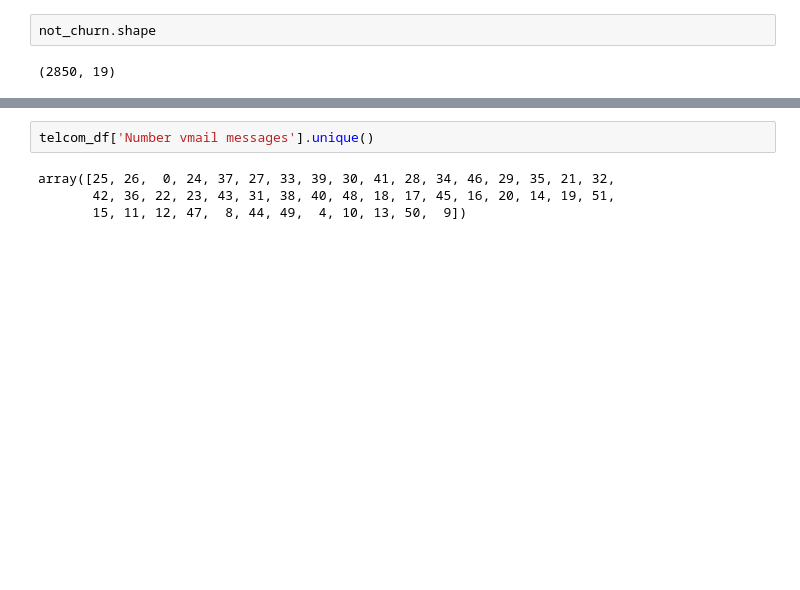
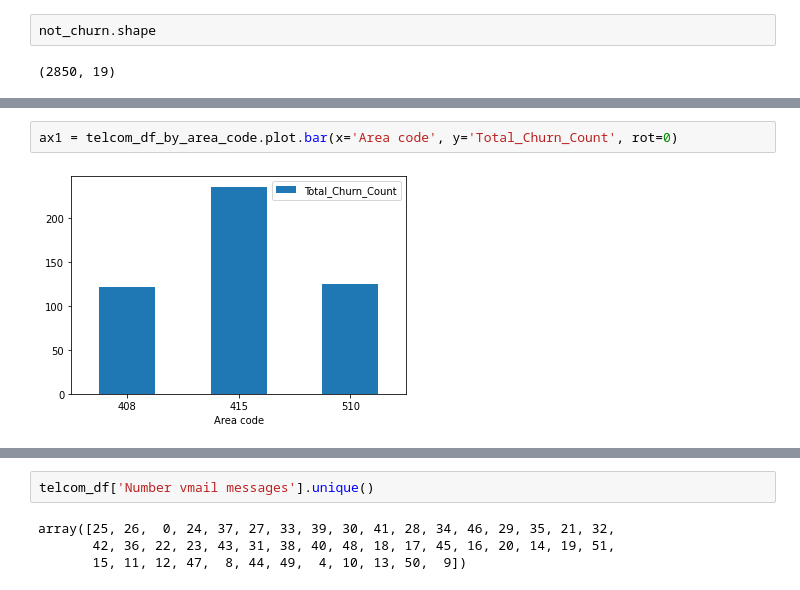
Before and after one commit to mladekar/EDA-Project-Telecom-Churn-Analysis, a Jupyter notebook: Telecom_Churn_Analysis_Capstone_Project.ipynb, the cells around one changed output, grey strips where cells are left out. Saved outputs shown, nothing was run; the diff lists cells and outputs as text; blank space fills up the shorter version.

```diff
--- a/Telecom_Churn_Analysis_Capstone_Project.ipynb
+++ b/Telecom_Churn_Analysis_Capstone_Project.ipynb
@@ -167,0 +199,4 @@ not_churn.shape
+# %%
+ax1 = telcom_df_by_area_code.plot.bar(x='Area code', y='Total_Churn_Count', rot=0)
+# %% [output]
+[figure, added]
```
Also changed, not shown: parts of 29 cells of this notebook.
